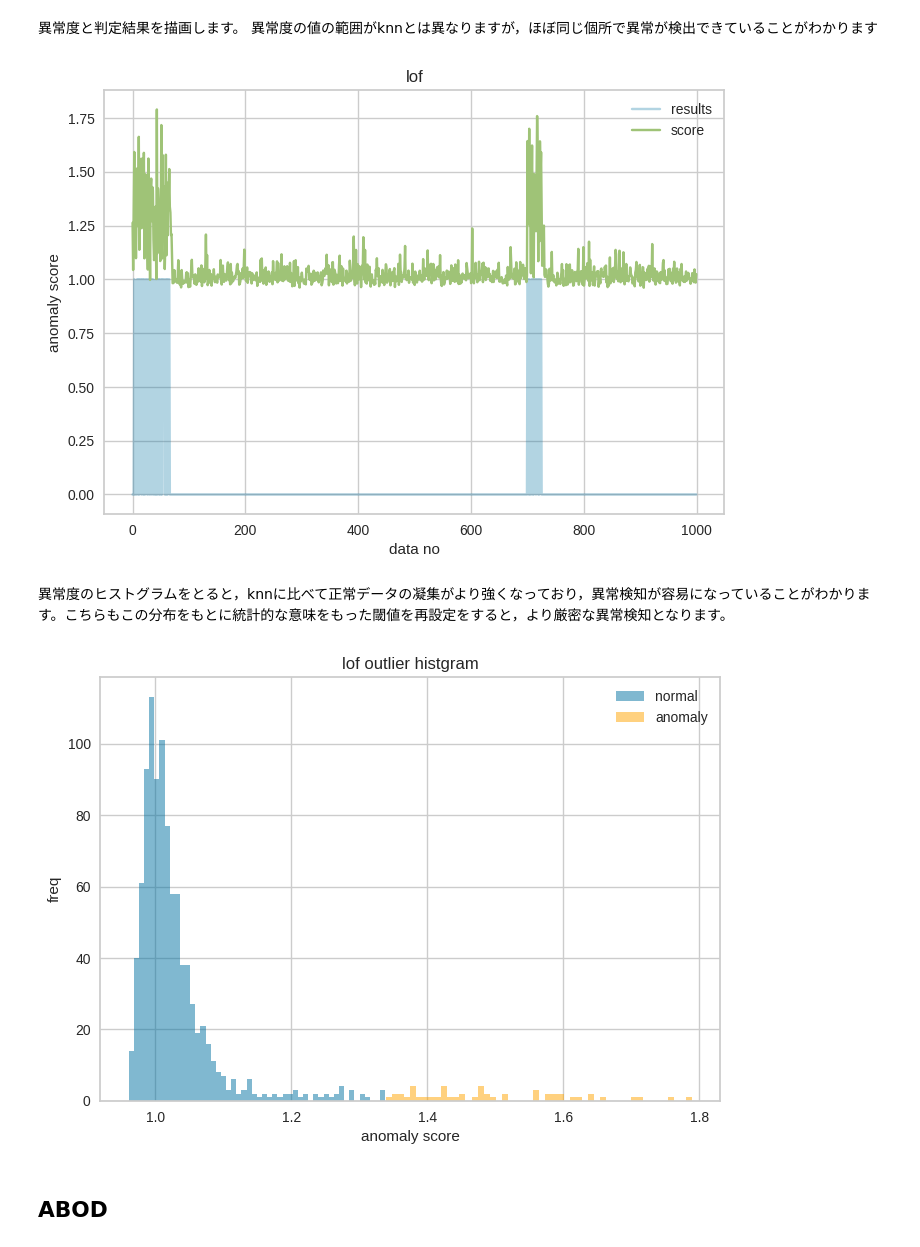
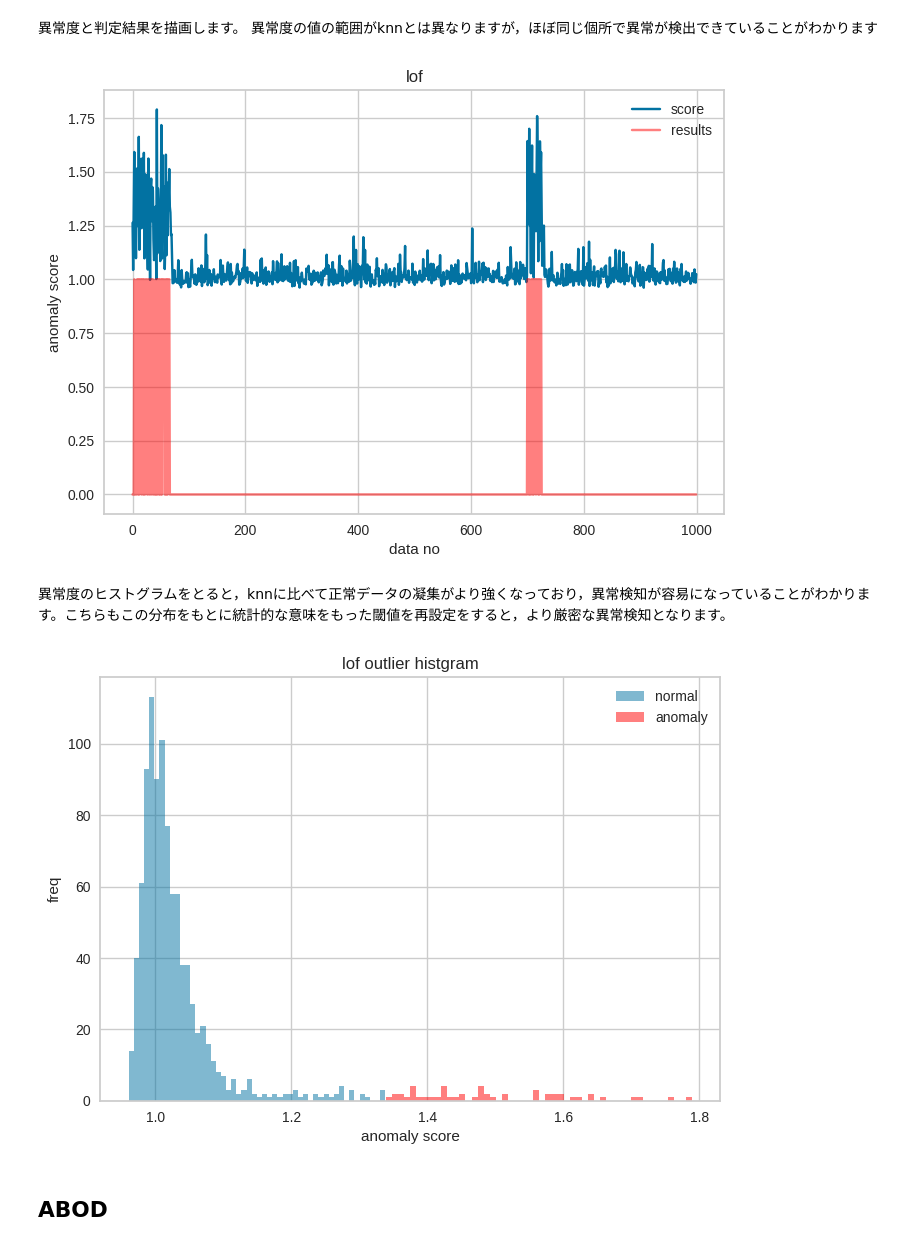
Before and after one commit to hamagami/anomaly-detection, a Jupyter notebook: pycaret_anomaly.ipynb, the cells around one changed output. Drawn from its saved outputs; the diff is of its cells as text; code cells hidden in the pictures.

```diff
--- a/pycaret_anomaly.ipynb
+++ b/pycaret_anomaly.ipynb
@@ -168,27 +168,27 @@ lof_results = assign_model(lof_model)
 異常度と判定結果を描画します。
 異常度の値の範囲がknnとは異なりますが，ほぼ同じ個所で異常が検出できていることがわかります
 # %%
-plt.plot(lof_results["Anomaly"],alpha=0.3,label="results")
 plt.plot(lof_results["Anomaly_Score"],label="score")
+plt.plot(lof_results["Anomaly"],alpha=0.5,label="results",color="red")
 plt.title("lof")
 plt.xlabel("data no")
 plt.ylabel("anomaly score")
 plt.legend()
 plt.show()
 # %% [output]
-[figure, old version]
+[figure, new version]
 # %% [markdown]
 異常度のヒストグラムをとると，knnに比べて正常データの凝集がより強くなっており，異常検知が容易になっていることがわかります。こちらもこの分布をもとに統計的な意味をもった閾値を再設定をすると，より厳密な異常検知となります。
 # %%
 plt.hist(lof_results[lof_results["Anomaly"]==0]["Anomaly_Score"],bins=50,alpha=0.5,label="normal")
-plt.hist(lof_results[lof_results["Anomaly"]==1]["Anomaly_Score"],bins=50,alpha=0.5,color="orange",label="anomaly")
+plt.hist(lof_results[lof_results["Anomaly"]==1]["Anomaly_Score"],bins=50,alpha=0.5,color="red",label="anomaly")
 plt.title("lof outlier histgram")
 plt.xlabel("anomaly score")
 plt.ylabel("freq")
 plt.legend()
 plt.show()
 # %% [output]
-[figure, old version]
+[figure, new version]
 # %% [markdown]
 ## ABOD
 # %% [markdown]
```
Also changed, not shown: parts of 23 cells of this notebook.
